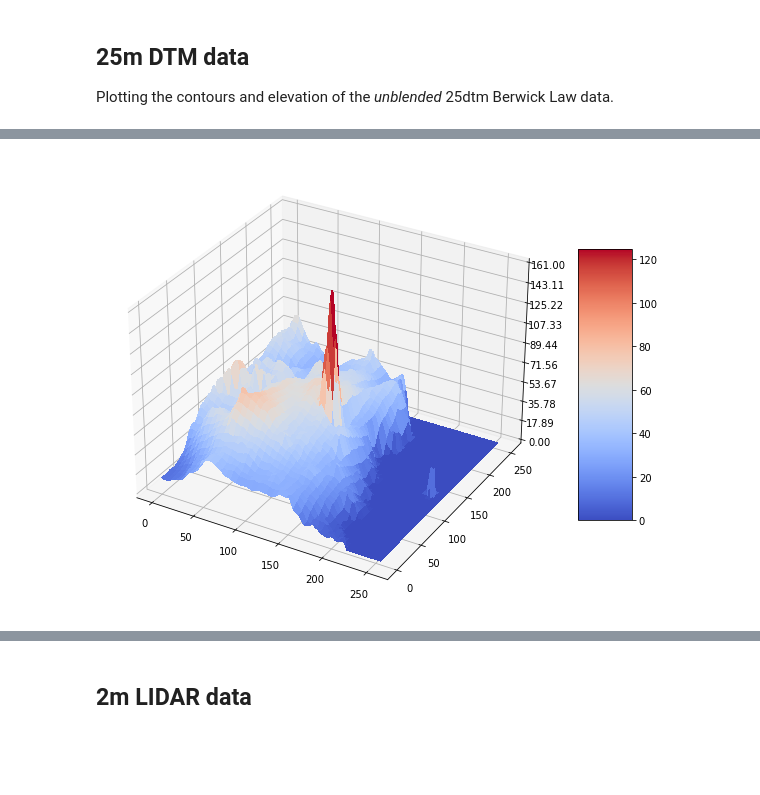
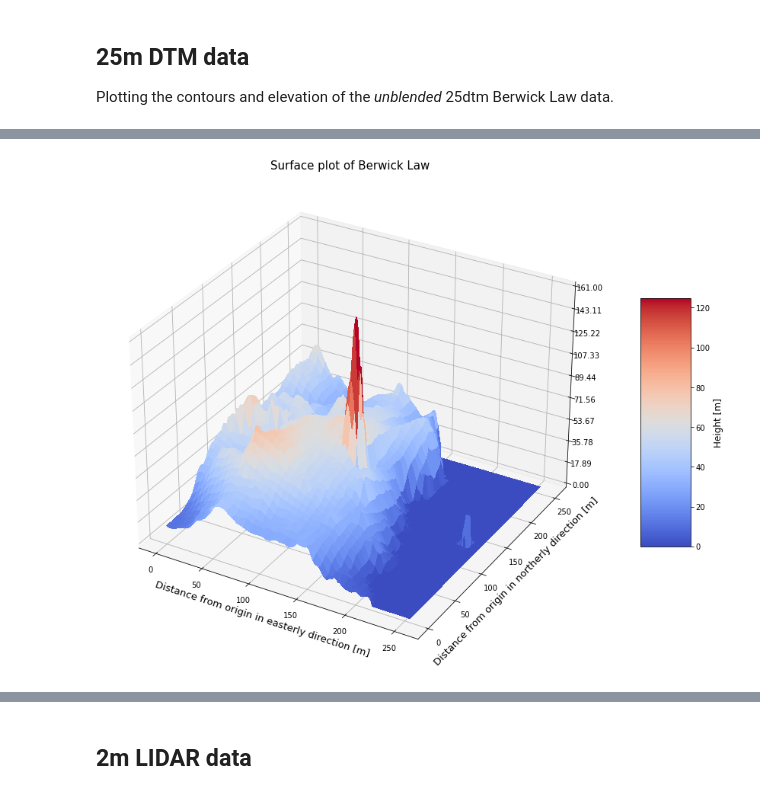
Before and after one commit to dhegedus99/MetGroupProject, a Jupyter notebook: TopographyNotebook.ipynb, the cells around one changed output, grey strips where cells are left out. Cells and saved outputs as stored; diff of their text form; code cells hidden in the pictures; blank space fills up the shorter version.

```diff
--- a/TopographyNotebook.ipynb
+++ b/TopographyNotebook.ipynb
@@ -41,30 +94,35 @@ plt.show()
 # %%
+# We will probably not use this plot
+
 #3d surface
-# make the z axis higher so that it doesn't look like a spike
-
-fig = plt.figure()
+# Define figure and acis
+fig = plt.figure(figsize=(20, 12))
 ax = fig.gca(projection='3d')
 
-# Make data.
+# Define meshgrid and make data
 n=len(elevation)
 X = np.arange(0, n, 1)
 Y = np.arange(0, n, 1)
 X, Y = np.meshgrid(X, Y)
 R = np.sqrt(X**2 + Y**2)
 B = elevation[X,Y]
 
-# Plot the surface.
+# Plot the surface
 surf = ax.plot_surface(X, Y, B, cmap=cm.coolwarm,
                        linewidth=0, antialiased=False)
 
-# Customize the z axis.
+# Customize the z axis
 ax.set_zlim(0)
 ax.zaxis.set_major_locator(LinearLocator(10))
 ax.zaxis.set_major_formatter(FormatStrFormatter('%.02f'))
+ax.set_title('Surface plot of Berwick Law', fontsize = 15)
+ax.set_xlabel("Distance from origin in easterly direction [m]", fontsize = 13)
+ax.set_ylabel("Distance from origin in northerly direction [m]", fontsize = 13)
 
-# Add a color bar which maps values to colors.
-fig.colorbar(surf, shrink=0.5, aspect=5)
 
+# Add a color bar which maps values to colors
+cbar = fig.colorbar(surf, shrink=0.5, aspect=5)
+cbar.ax.set_ylabel('Height [m]', fontsize = 12)
 plt.show()
 # %% [output]
-[figure, old version]
+[figure, new version]
```
Also changed, not shown: parts of 10 cells of this notebook.
